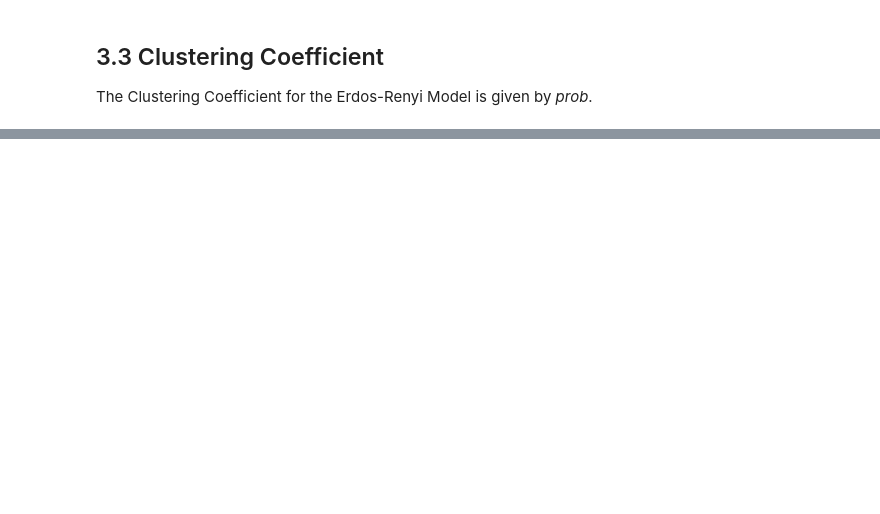
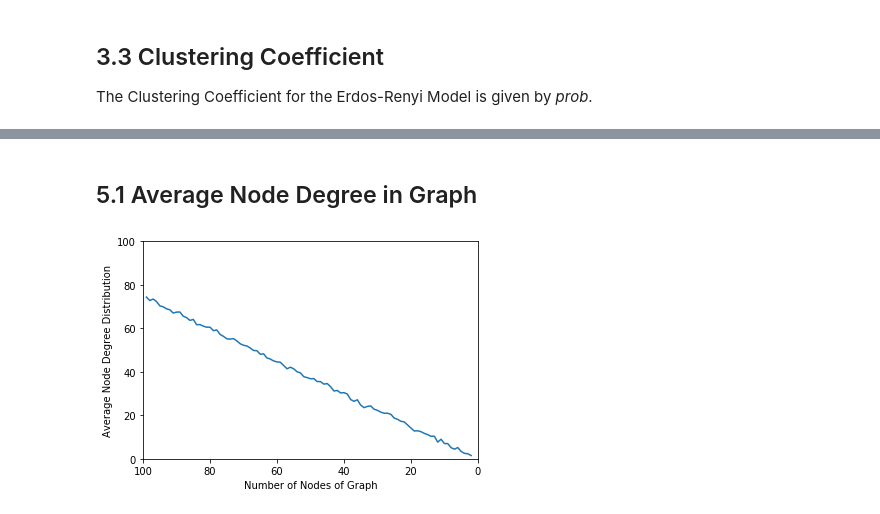
Before and after one commit to akhilnas/medium, a Jupyter notebook: Erdös-Renyi Random Graph Model.ipynb, the cells around one changed output, grey strips where cells are left out. Drawn from its saved outputs; the diff is of its cells as text; code cells hidden in the pictures; blank space fills up the shorter version.

```diff
--- a/Erdös-Renyi Random Graph Model.ipynb
+++ b/Erdös-Renyi Random Graph Model.ipynb
@@ -101,0 +149,33 @@ print("Clustering Coefficient calculated from Formula:" ,prob)
+# %%
+# Average Degree Analysis for various graphs
+Avg_degree = []
+diameter = []
+ccoeff = []
+upper_limit = 100
+
+# Pre-determined Probability Value
+p = 0.5
+
+
+for i in range(2,upper_limit):
+    # Constructing Graph Network
+    G = Erdos_Renyi(p,i)
+    Adj = nx.adjacency_matrix(G)
+    ## Finding Average Degree from Adjacency
+    A_sum = Adj.sum(axis=1)
+    Avg_degree.append(np.average(A_sum))
+    ## Finding Diameter from Graph
+    diameter.append(nx.diameter(G))
+    ## Finding Clustering Coeffcient from Graph
+    ccoeff.append(nx.average_clustering(G))
+# %% [markdown]
+## 5.1 Average Node Degree in Graph
+# %%
+# Plotting
+plt.plot(np.arange(2,upper_limit),Avg_degree)
+plt.ylabel("Average Node Degree Distribution")
+plt.xlabel("Number of Nodes of Graph")
+plt.axis([upper_limit,0,0,upper_limit])
+plt.show()
+# %% [output]
+[figure, added]
```
Also changed, not shown: parts of 18 cells of this notebook, 7 other files.
